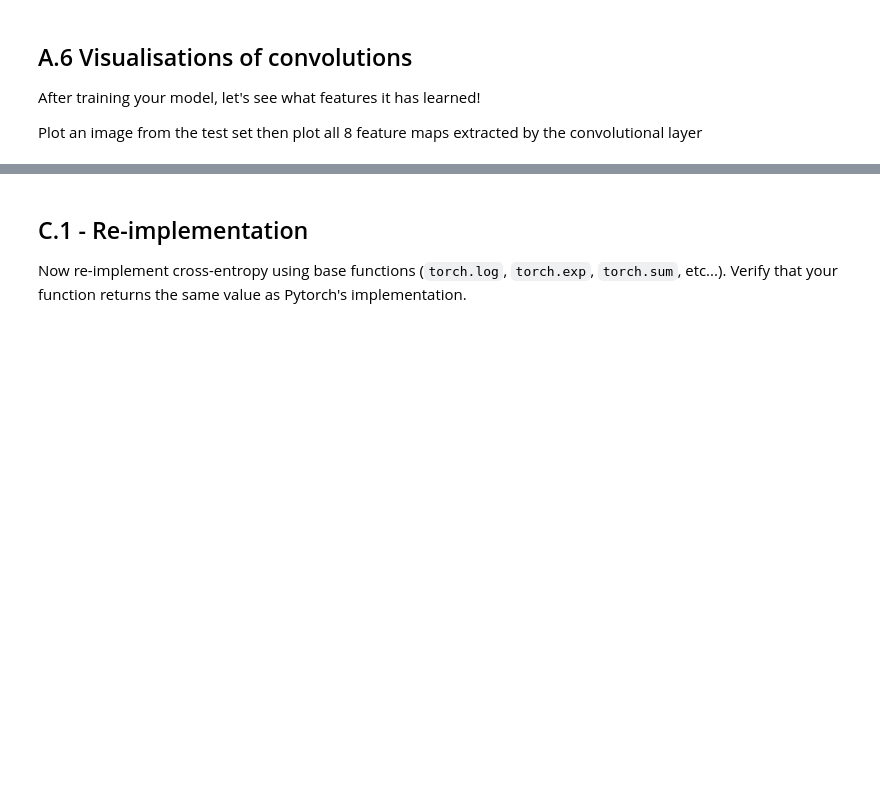
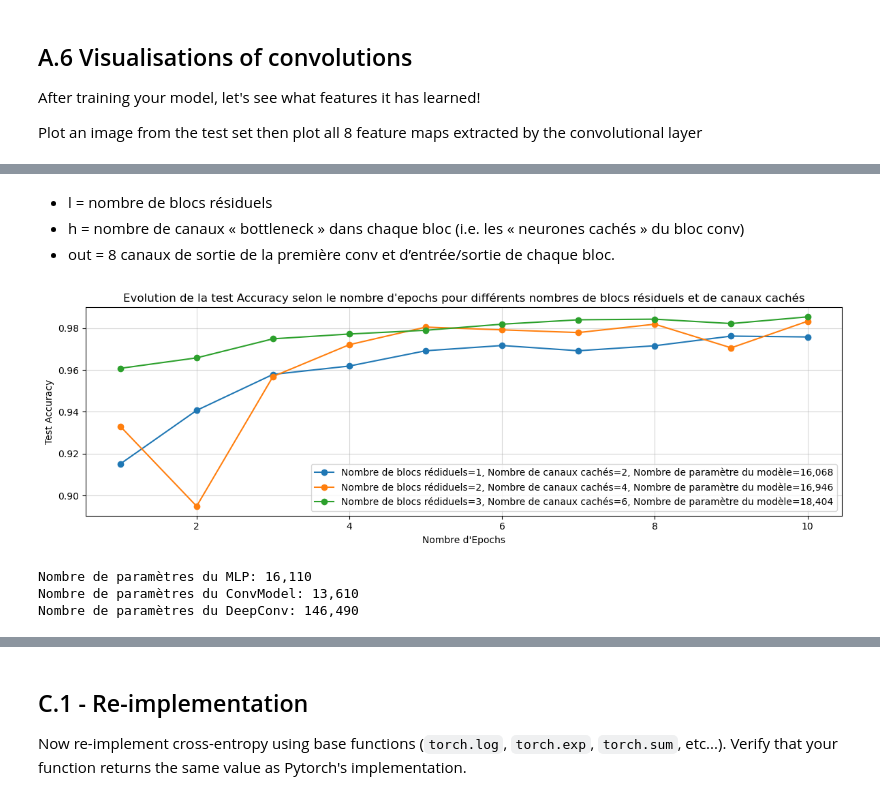
Before and after one commit to Quentin-ENSAE/ensae_dl_pw1, a Jupyter notebook: notebook.ipynb, the cells around one changed output, grey strips where cells are left out. Drawn from its saved outputs; the diff is of its cells as text; code cells hidden in the pictures; blank space fills up the shorter version.

```diff
--- a/notebook.ipynb
+++ b/notebook.ipynb
@@ -294,0 +599,23 @@ class ResidualModel(torch.nn.Module):
+# %%
+NUM_EPOCH = 10
+criterion = nn.CrossEntropyLoss()
+
+results = {}      # key=(l,h) -> test_accuracy
+params_dict = {}  # key=(l,h) -> nombre de paramètres
+
+for l, h in [(1,2), (2,4), (3,6)]:
+    ResNet = ResidualModel(nb_ResBlock=l, hidden_channels=h).to(device)
+    opt   = torch.optim.SGD(ResNet.parameters(), lr=1e-1) #Je prends un learning rate de 0.1 (VS 10e-3 conseillé) car j'ai remarqué que c'était le plus efficace pour ce modèle.
+
+    # Calcul du nombre de paramètres
+    total_params = sum(p.numel() for p in ResNet.parameters() if p.requires_grad)
+    params_dict[(l, h)] = total_params
+
+    acc_list = []
+    for epoch in range(1, NUM_EPOCH + 1):
+        optimizer, accuracy = train(ResNet, epoch=epoch, preprocess=lambda x:x, optimizer=opt)
+        acc = test(ResNet, preprocess=lambda x:x)
+        acc_list.append(acc)
+        print(f"Epoch {epoch:2d}, l={l}, h={h} → test_acc={acc:.4f}, params={total_params:,}")
+    results[(l, h)] = acc_list
+    print()
@@ -294,0 +640,38 @@ class ResidualModel(torch.nn.Module):
+# %% [markdown]
+* l = nombre de blocs résiduels
+* h = nombre de canaux « bottleneck » dans chaque bloc (i.e. les « neurones cachés » du bloc conv)
+* out = 8 canaux de sortie de la première conv et d’entrée/sortie de chaque bloc.
+# %%
+import matplotlib.pyplot as plt
+
+# Affichage des résultats
+plt.figure(figsize=(12, 4))
+for (l, h), accs in results.items():
+    label = f"Nombre de blocs rédiduels={l}, Nombre de canaux cachés={h}, Nombre de paramètre du modèle={params_dict[(l, h)]:,}"
+    plt.plot(
+        range(1, NUM_EPOCH + 1),
+        accs,
+        marker='o',
+        label=label
+    )
+
+plt.xlabel("Nombre d'Epochs")
+plt.ylabel("Test Accuracy")
+plt.title("Evolution de la test Accuracy selon le nombre d'epochs pour différents nombres de blocs résiduels et de canaux cachés")
+plt.legend()
+plt.grid(True, alpha=0.5)
+plt.tight_layout()
+plt.show()
+# %% [output]
+[figure, added]
+# %%
+total_params_MLP = sum(p.numel() for p in model_MLP.parameters() if p.requires_grad)
+total_params_ConvModel = sum(p.numel() for p in model_CNN.parameters() if p.requires_grad)
+total_params_DeepConv = sum(p.numel() for p in Deep_CNN.parameters() if p.requires_grad)
+print(f"Nombre de paramètres du MLP: {total_params_MLP:,}")
+print(f"Nombre de paramètres du ConvModel: {total_params_ConvModel:,}")
+print(f"Nombre de paramètres du DeepConv: {total_params_DeepConv:,}")
+# %% [output]
+Nombre de paramètres du MLP: 16,110
+Nombre de paramètres du ConvModel: 13,610
+Nombre de paramètres du DeepConv: 146,490
```
Also changed, not shown: parts of 55 cells of this notebook.
